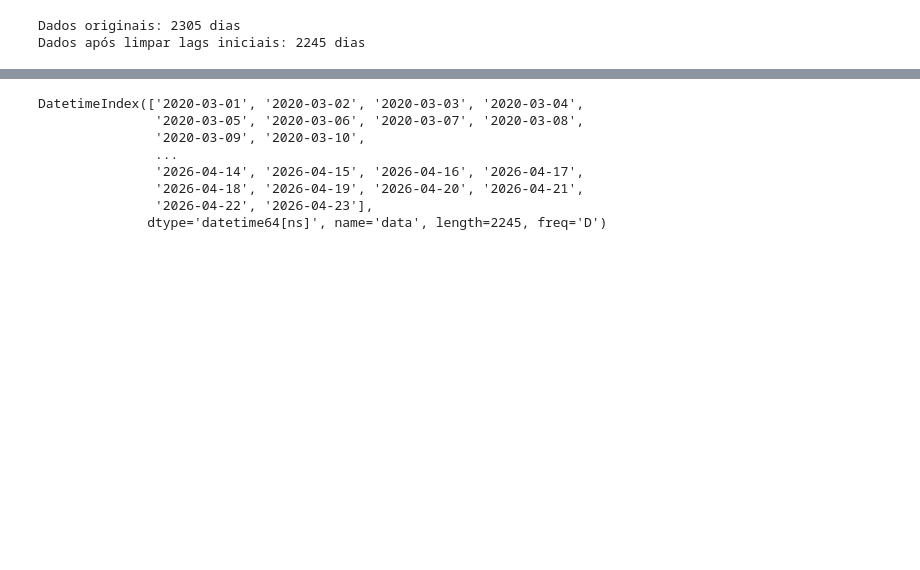
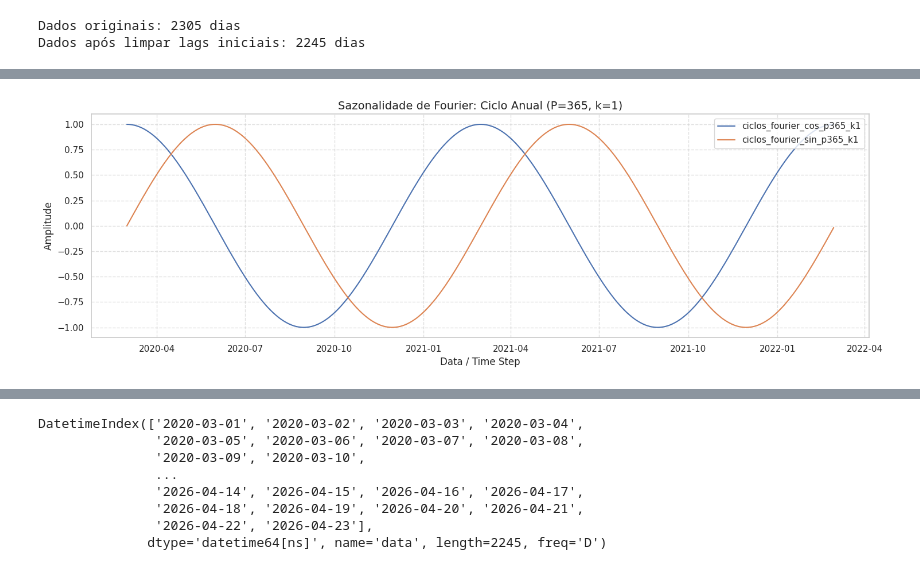
Before and after one commit to luisgustavoullmann/ml_uff, a Jupyter notebook: 3_feature_engineer.ipynb, the cells around one changed output, grey strips where cells are left out. Cells and saved outputs as stored; diff of their text form; code cells hidden in the pictures; blank space fills up the shorter version.

```diff
--- a/3_feature_engineer.ipynb
+++ b/3_feature_engineer.ipynb
@@ -832,0 +898,19 @@ Dados após limpar lags iniciais: 2245 dias
+# %%
+# Selecionando as colunas do primeiro harmônico (k=1) para o período 365
+cols_p365 = [c for c in df_diario_final.columns if "p365" in c and "k1" in c]
+
+plt.figure(figsize=(15, 5))
+
+# Plotando os primeiros 730 dias (2 anos) para ver a ciclicidade
+for col in cols_p365:
+    plt.plot(df_diario_final.index[:730], df_diario_final[col][:730], label=col)
+
+plt.title("Sazonalidade de Fourier: Ciclo Anual (P=365, k=1)", fontsize=14)
+plt.xlabel("Data / Time Step")
+plt.ylabel("Amplitude")
+plt.legend(loc='upper right')
+plt.grid(True, linestyle='--', alpha=0.6)
+plt.tight_layout()
+plt.show()
+# %% [output]
+[figure, added]
```
Also changed, not shown: parts of 23 cells of this notebook, 6 other files.
